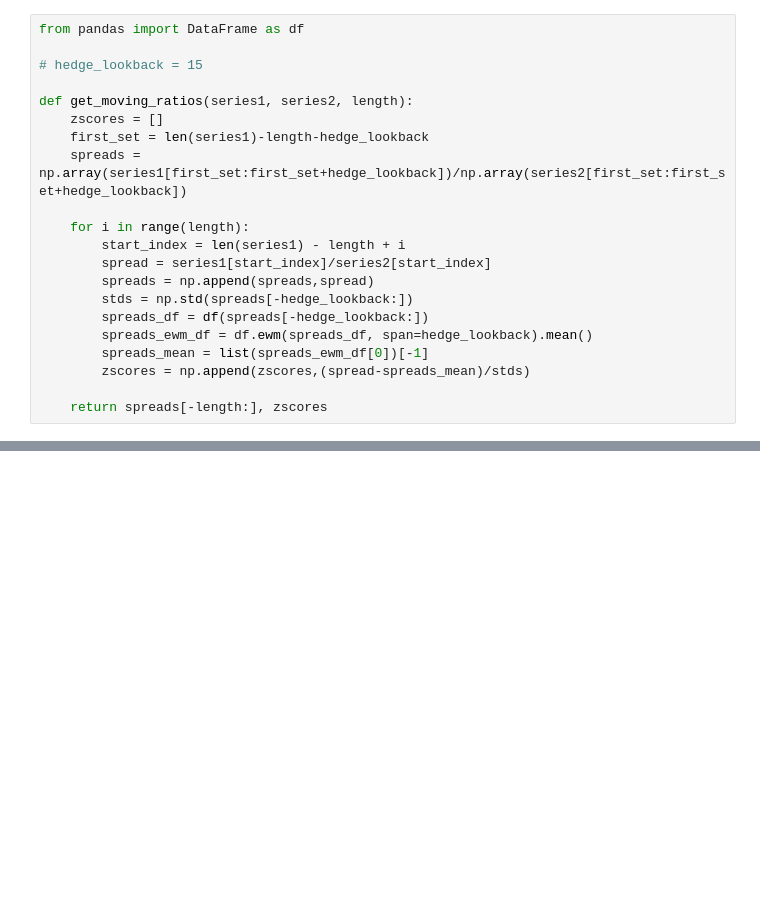
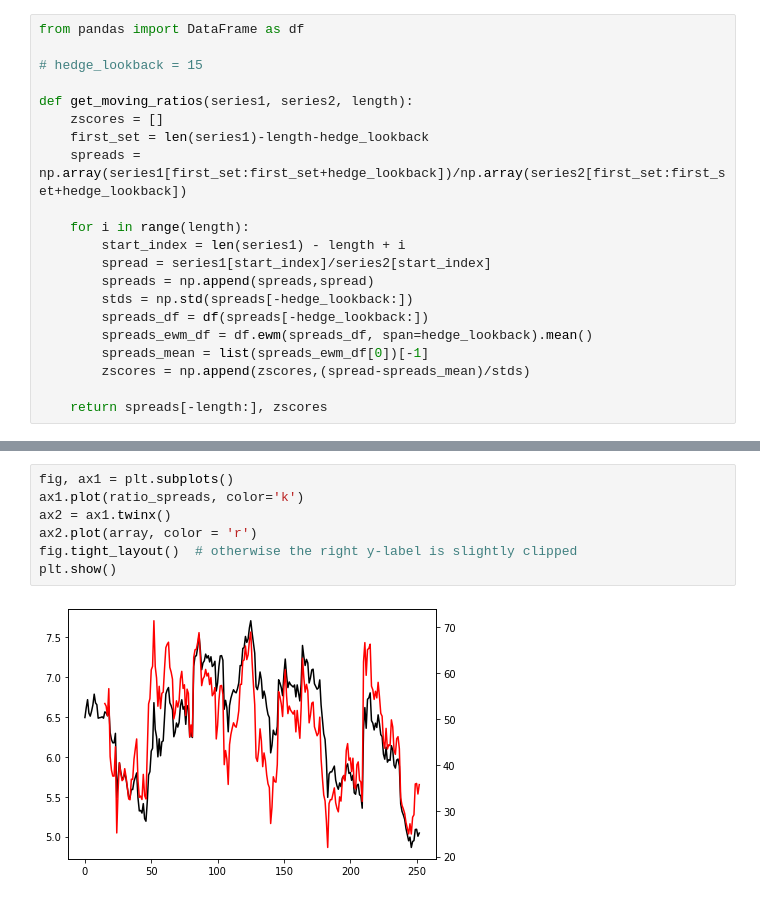
Before and after one commit to BlackBoxTrading1/PairTrading, a Jupyter notebook: quantconnect/spread_comparer.ipynb, the cells around one changed output, grey strips where cells are left out. Cells and saved outputs as stored; diff of their text form; blank space fills up the shorter version.

```diff
--- a/quantconnect/spread_comparer.ipynb
+++ b/quantconnect/spread_comparer.ipynb
@@ -161,0 +192,9 @@ plt.plot(ratio_zscores, color='r')
+# %%
+fig, ax1 = plt.subplots()
+ax1.plot(ratio_spreads, color='k')
+ax2 = ax1.twinx()
+ax2.plot(array, color = 'r')
+fig.tight_layout()  # otherwise the right y-label is slightly clipped
+plt.show()
+# %% [output]
+[figure, added]
```
Also changed, not shown: parts of 5 cells of this notebook, 3 other files.
